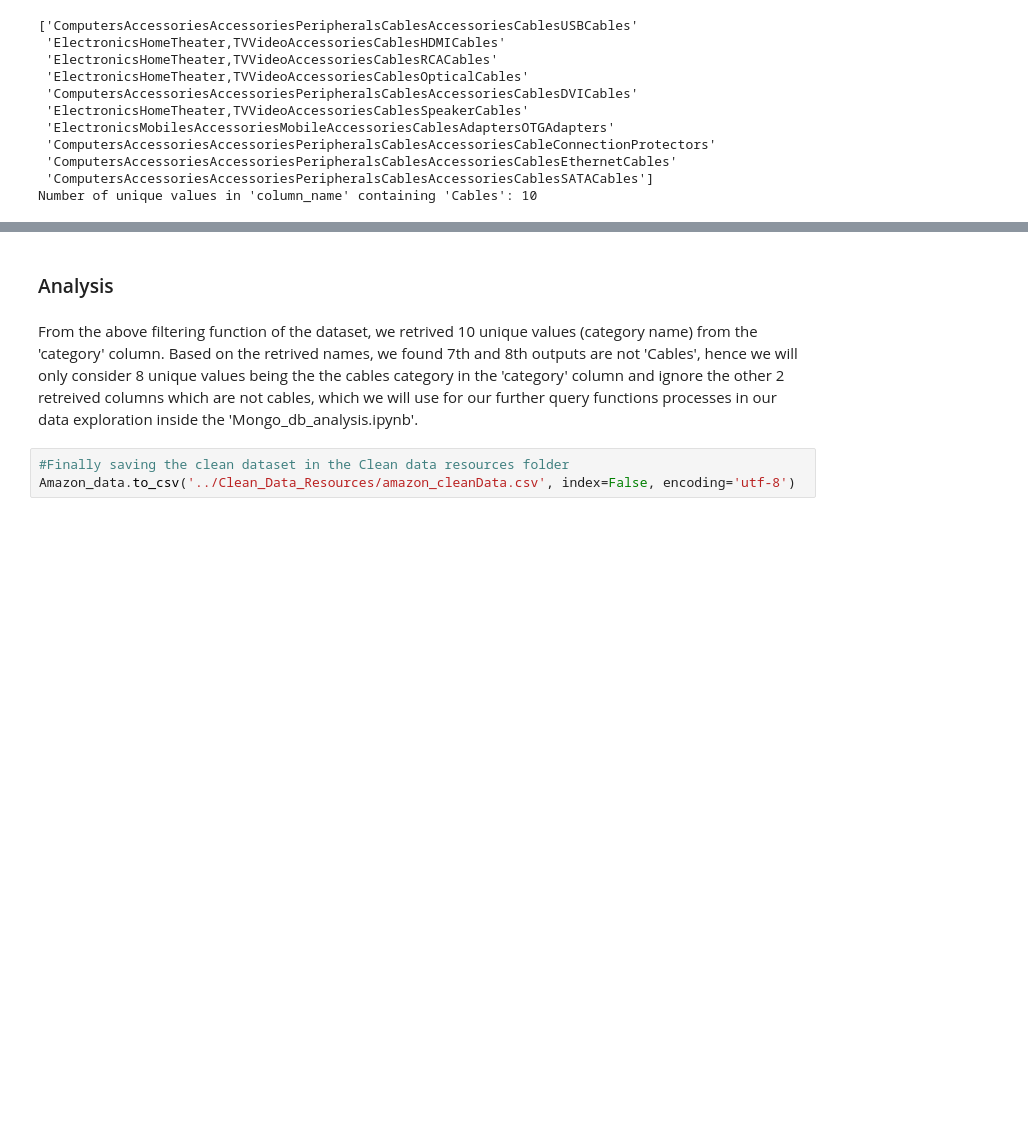
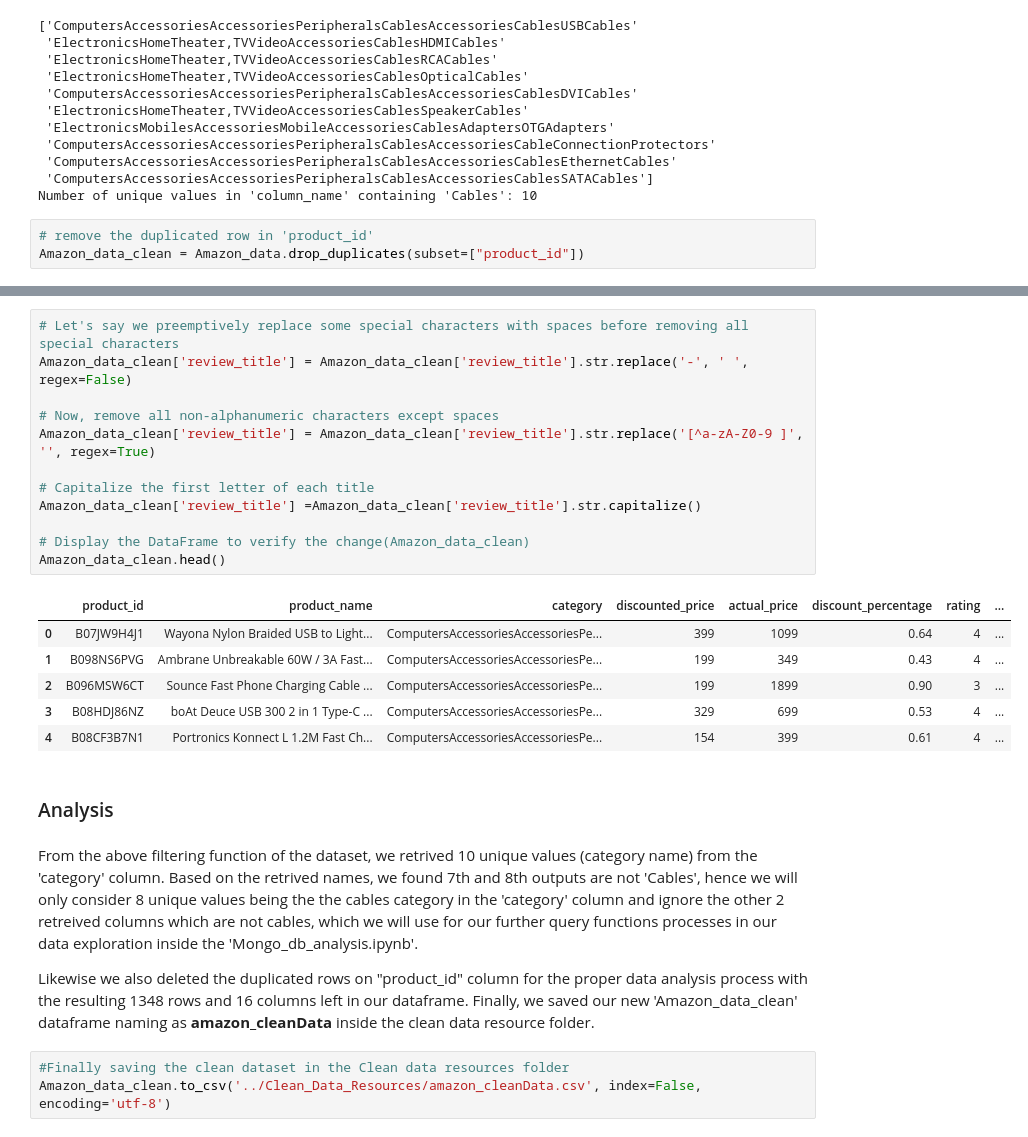
Before and after one commit to Stutimp/Project-3-Data-Viz, a Jupyter notebook: Code_Amazon/Initial Data analysis of Amazon data through python.ipynb, the cells around one changed output, grey strips where cells are left out. Drawn from its saved outputs; the diff is of its cells as text; blank space fills up the shorter version.

```diff
--- a/Code_Amazon/Initial Data analysis of Amazon data through python.ipynb
+++ b/Code_Amazon/Initial Data analysis of Amazon data through python.ipynb
@@ -420,3 +454,6 @@ print(f"Number of unique values in 'column_name' containing '{special_word}': {l
  'ComputersAccessoriesAccessoriesPeripheralsCablesAccessoriesCablesEthernetCables'
  'ComputersAccessoriesAccessoriesPeripheralsCablesAccessoriesCablesSATACables']
 Number of unique values in 'column_name' containing 'Cables': 10
+# %%
+# remove the duplicated row in 'product_id'
+Amazon_data_clean = Amazon_data.drop_duplicates(subset=["product_id"])
@@ -423,7 +481,28 @@ Number of unique values in 'column_name' containing 'Cables': 10
+# %%
+# Let's say we preemptively replace some special characters with spaces before removing all special characters
+Amazon_data_clean['review_title'] = Amazon_data_clean['review_title'].str.replace('-', ' ', regex=False)
+
+# Now, remove all non-alphanumeric characters except spaces
+Amazon_data_clean['review_title'] = Amazon_data_clean['review_title'].str.replace('[^a-zA-Z0-9 ]', '', regex=True)
+
+# Capitalize the first letter of each title
+Amazon_data_clean['review_title'] =Amazon_data_clean['review_title'].str.capitalize()
+
+# Display the DataFrame to verify the change(Amazon_data_clean)
+Amazon_data_clean.head()
+# %% [output]
+|  | product_id | product_name | category | discounted_price | actual_price | discount_percentage | rating | ... |
+| 0 | B07JW9H4J1 | Wayona Nylon Braided USB to Light... | ComputersAccessoriesAccessoriesPe... | 399 | 1099 | 0.64 | 4 | ... |
+| 1 | B098NS6PVG | Ambrane Unbreakable 60W / 3A Fast... | ComputersAccessoriesAccessoriesPe... | 199 | 349 | 0.43 | 4 | ... |
+| 2 | B096MSW6CT | Sounce Fast Phone Charging Cable ... | ComputersAccessoriesAccessoriesPe... | 199 | 1899 | 0.90 | 3 | ... |
+| 3 | B08HDJ86NZ | boAt Deuce USB 300 2 in 1 Type-C ... | ComputersAccessoriesAccessoriesPe... | 329 | 699 | 0.53 | 4 | ... |
+| 4 | B08CF3B7N1 | Portronics Konnect L 1.2M Fast Ch... | ComputersAccessoriesAccessoriesPe... | 154 | 399 | 0.61 | 4 | ... |
 # %% [markdown]
 ### Analysis
 # %% [markdown]
 From the above filtering function of the dataset, we retrived 10 unique values (category name) from the 'category' column. Based on the retrived names, we found 7th and 8th outputs are not 'Cables', hence we will only consider 8 unique values being the the cables category in the 'category' column and ignore the other 2 retreived columns which are not cables, which we will use for our further query functions processes in our data exploration inside the 'Mongo_db_analysis.ipynb'.
+
+Likewise we also deleted the duplicated rows on "product_id" column for the proper data analysis process with the resulting 1348 rows and 16 columns left in our dataframe. Finally, we saved our new 'Amazon_data_clean' dataframe naming as **amazon_cleanData** inside the clean data resource folder.
 # %%
 #Finally saving the clean dataset in the Clean data resources folder
-Amazon_data.to_csv('../Clean_Data_Resources/amazon_cleanData.csv', index=False, encoding='utf-8')
+Amazon_data_clean.to_csv('../Clean_Data_Resources/amazon_cleanData.csv', index=False, encoding='utf-8')
```
Also changed, not shown: parts of 6 cells of this notebook, 2 other files.
